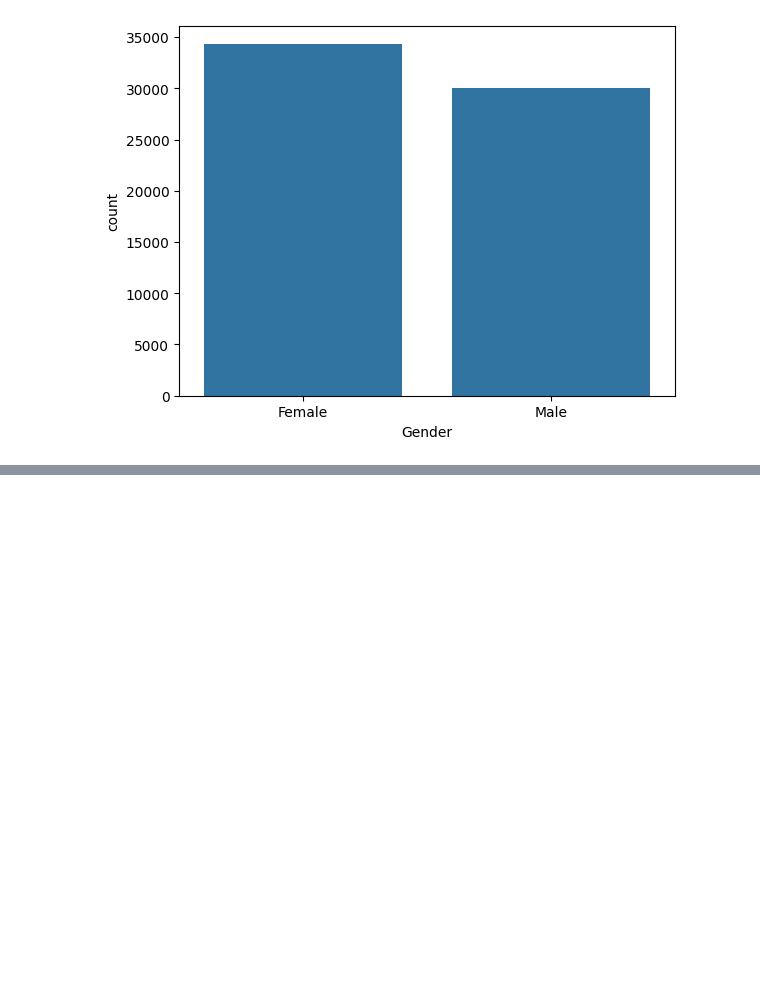
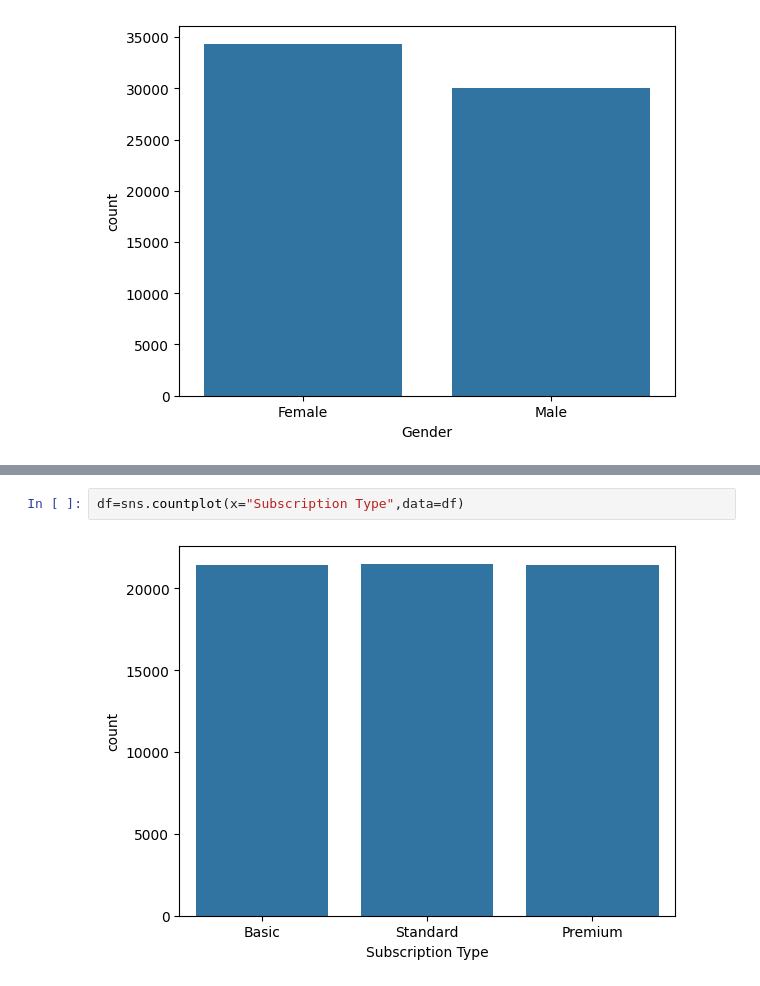
Before and after one commit to vinayvashishat/Customer-Churn-Analysis, a Jupyter notebook: Untitled8.ipynb, the cells around one changed output, grey strips where cells are left out. Saved outputs shown, nothing was run; the diff lists cells and outputs as text; blank space fills up the shorter version.

```diff
--- a/Untitled8.ipynb
+++ b/Untitled8.ipynb
@@ -74,0 +79,4 @@ df=sns.countplot(x="Gender",data=df)
+# %%
+df=sns.countplot(x="Subscription Type",data=df)
+# %% [output]
+[figure, added]
```
Also changed, not shown: parts of 2 cells of this notebook.
